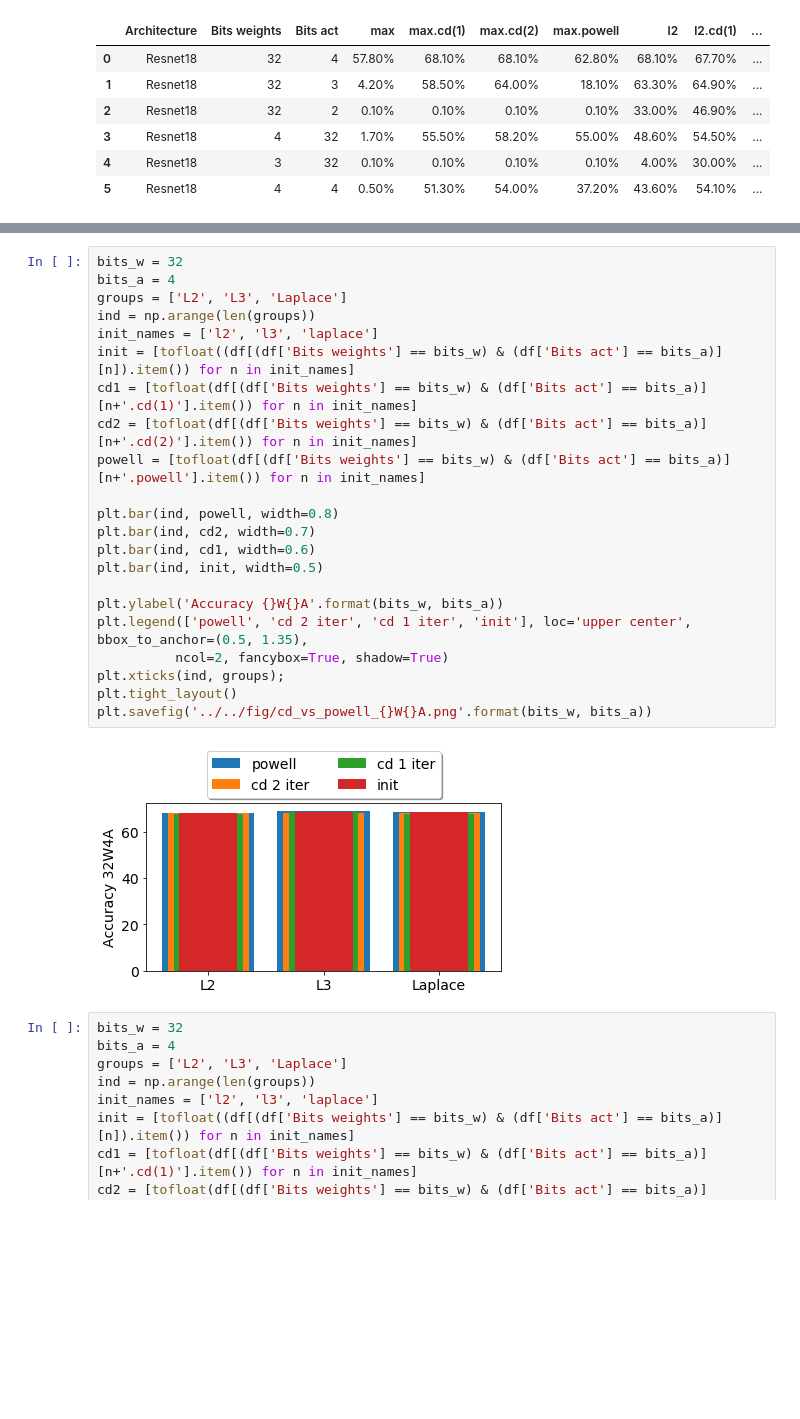
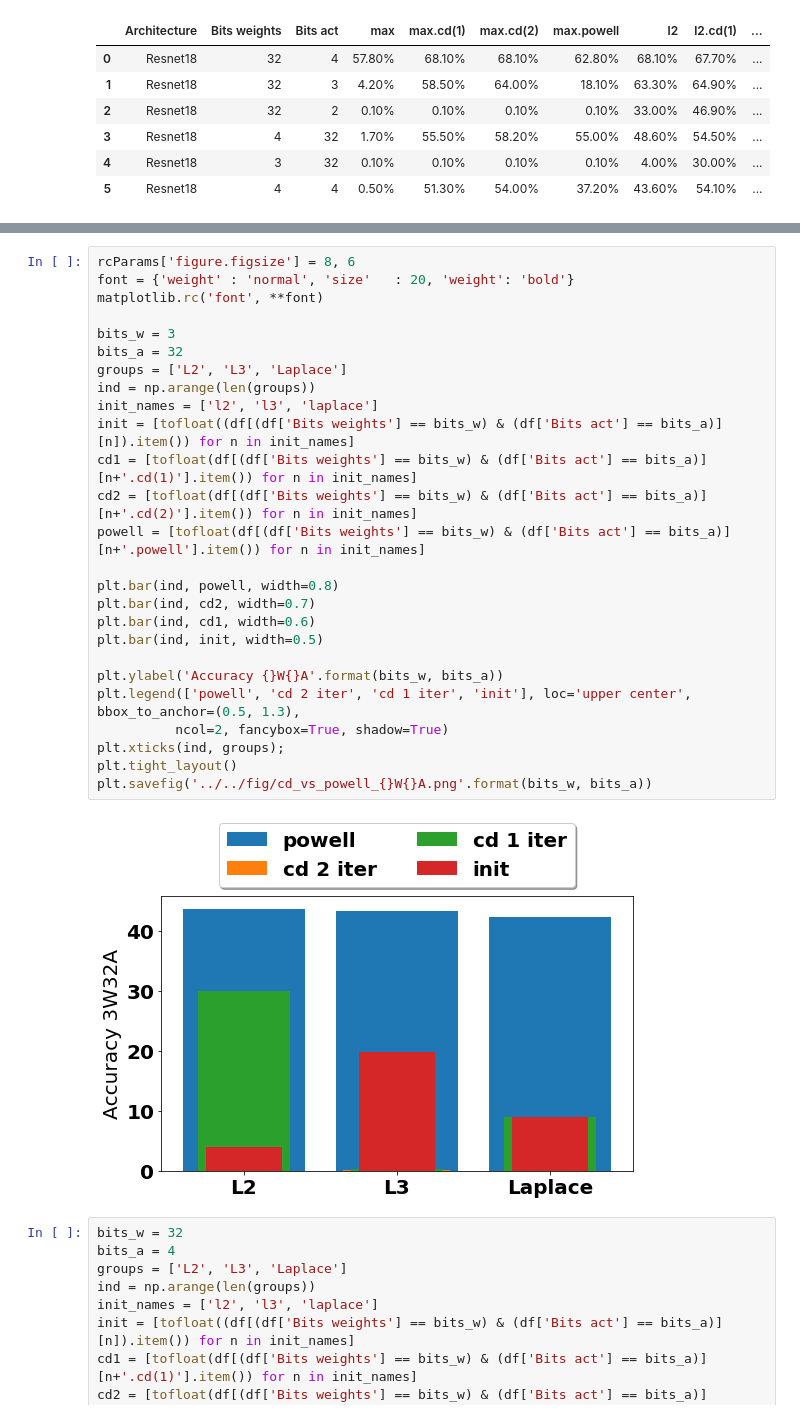
Before and after one commit to ynahshan/nn-quantization-pytorch, a Jupyter notebook: jupyter/cvpr2020/CDvsPowell.ipynb, the cells around one changed output, grey strips where cells are left out. Drawn from its saved outputs; the diff is of its cells as text; blank space fills up the shorter version.

```diff
--- a/jupyter/cvpr2020/CDvsPowell.ipynb
+++ b/jupyter/cvpr2020/CDvsPowell.ipynb
@@ -30,29 +30,33 @@ tofloat('33.12%')
 # %% [output]
 33.12
 # %%
-bits_w = 32
-bits_a = 4
+rcParams['figure.figsize'] = 8, 6
+font = {'weight' : 'normal', 'size'   : 20, 'weight': 'bold'}
+matplotlib.rc('font', **font)
+
+bits_w = 3
+bits_a = 32
 groups = ['L2', 'L3', 'Laplace']
 ind = np.arange(len(groups))
 init_names = ['l2', 'l3', 'laplace']
 init = [tofloat((df[(df['Bits weights'] == bits_w) & (df['Bits act'] == bits_a)][n]).item()) for n in init_names]
 cd1 = [tofloat(df[(df['Bits weights'] == bits_w) & (df['Bits act'] == bits_a)][n+'.cd(1)'].item()) for n in init_names]
 cd2 = [tofloat(df[(df['Bits weights'] == bits_w) & (df['Bits act'] == bits_a)][n+'.cd(2)'].item()) for n in init_names]
 powell = [tofloat(df[(df['Bits weights'] == bits_w) & (df['Bits act'] == bits_a)][n+'.powell'].item()) for n in init_names]
 
 plt.bar(ind, powell, width=0.8)
 plt.bar(ind, cd2, width=0.7)
 plt.bar(ind, cd1, width=0.6)
 plt.bar(ind, init, width=0.5)
 
 plt.ylabel('Accuracy {}W{}A'.format(bits_w, bits_a))
-plt.legend(['powell', 'cd 2 iter', 'cd 1 iter', 'init'], loc='upper center', bbox_to_anchor=(0.5, 1.35),
+plt.legend(['powell', 'cd 2 iter', 'cd 1 iter', 'init'], loc='upper center', bbox_to_anchor=(0.5, 1.3),
           ncol=2, fancybox=True, shadow=True)
 plt.xticks(ind, groups);
 plt.tight_layout()
 plt.savefig('../../fig/cd_vs_powell_{}W{}A.png'.format(bits_w, bits_a))
 # %% [output]
-[figure, old version]
+[figure, new version]
 # %%
 bits_w = 32
 bits_a = 4
```
Also changed, not shown: parts of 2 cells of this notebook, 12 other files.
